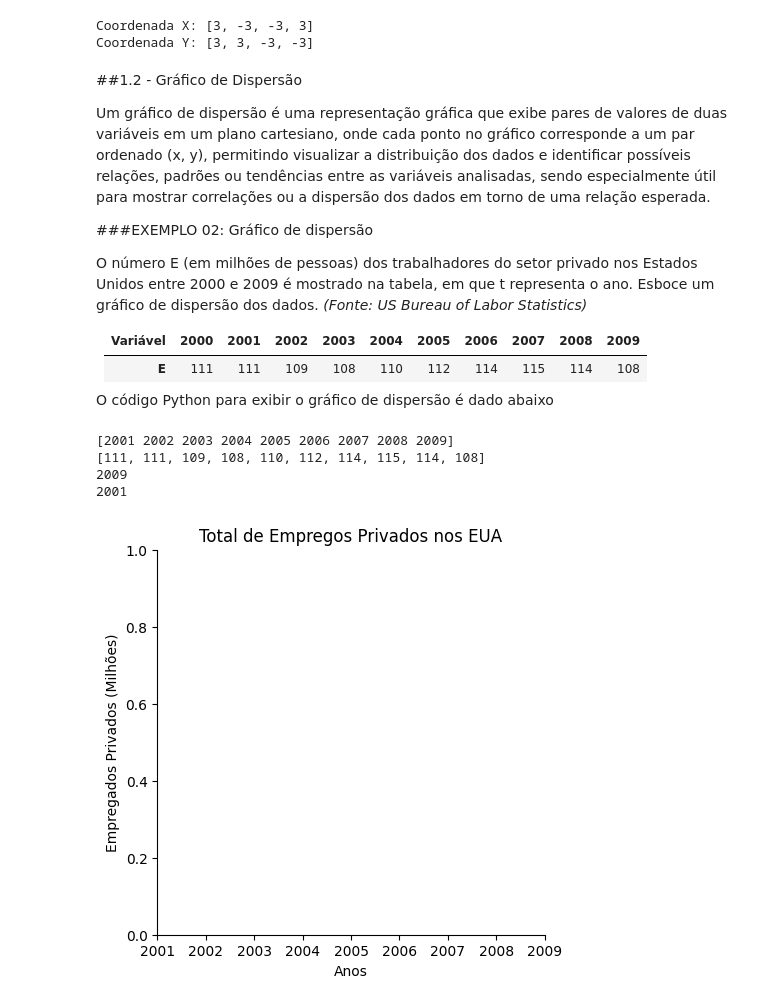
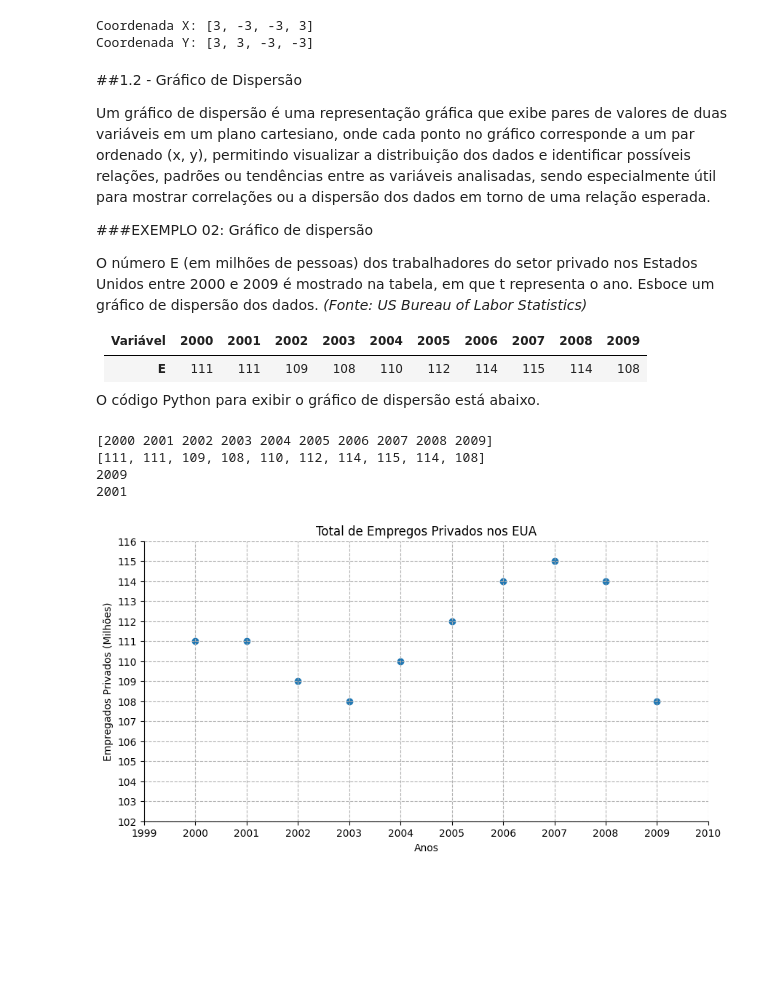
Before and after one commit to danielcs-prof/manchine-learning, a Jupyter notebook: calculo/cap01/aula01-planoCartesiano.ipynb, the cells around one changed output. Drawn from its saved outputs; the diff is of its cells as text; code cells hidden in the pictures; blank space fills up the shorter version.

```diff
--- a/calculo/cap01/aula01-planoCartesiano.ipynb
+++ b/calculo/cap01/aula01-planoCartesiano.ipynb
@@ -90,43 +90,48 @@ Coordenada Y: [3, 3, -3, -3]
 | **E**    |  111 |  111 |  109 |  108 |  110 |  112 |  114 |  115 |  114 |  108 |
 
 <p>
-    O código Python para exibir o gráfico de dispersão é dado abaixo
+    O código Python para exibir o gráfico de dispersão está abaixo.
 </p>
 # %%
 import numpy as np
 import matplotlib.pyplot as plt
 
 #1 - GERAR OU CARREGAR OS DADOS
 
-anos = np.arange(2001,2010,1)
+anos = np.arange(2000,2010,1)
 qtTrabalhadoresPrivados = [111,111,109,108,110,112,114,115,114,108]
 
 #2 - CALCULAR
 
 #3 - CRIAR O GRÁFICO E EIXOS
-fig, ax = plt.subplots( figsize=(5,5) )
+fig, ax = plt.subplots( figsize=(10,5) )
 
 #4 - TITULOS E LEGENDAS
 plt.title('Total de Empregos Privados nos EUA')
 
 #5 - CONFIGURAR OS EIXOS
 ax.spines['top'].set_color('none')
 ax.spines['right'].set_color('none')
-#ax.spines['left'].set_position('zero')
-#ax.spines['bottom'].set_position('zero')
 ax.set_xlabel('Anos')
 ax.set_ylabel('Empregados Privados (Milhões)')
 
 #5 - CONFIGURAR GRID E ESCALA
-ax.set_xlim(np.min(anos), np.max(anos))
+ax.set_xlim(np.min(anos)-1, np.max(anos)+1)
+ax.set_ylim(np.min(qtTrabalhadoresPrivados)-6,np.max(qtTrabalhadoresPrivados)+1)
+ax.set_xticks(np.arange(np.min(anos)-1, np.max(anos)+2,1))
+ax.set_yticks(np.arange(np.min(qtTrabalhadoresPrivados)-6, np.max(qtTrabalhadoresPrivados)+2,1))
+ax.grid(True, linestyle='--')
+
+#6 - PLOTAR OS DADOS
+ax.scatter(anos,qtTrabalhadoresPrivados)
 
 print(anos)
 print(qtTrabalhadoresPrivados)
 print(valorx_max)
 print(valorx_min)
 # %% [output]
-[2001 2002 2003 2004 2005 2006 2007 2008 2009]
+[2000 2001 2002 2003 2004 2005 2006 2007 2008 2009]
 [111, 111, 109, 108, 110, 112, 114, 115, 114, 108]
 2009
 2001
-[figure, old version]
+[figure, new version]
```
